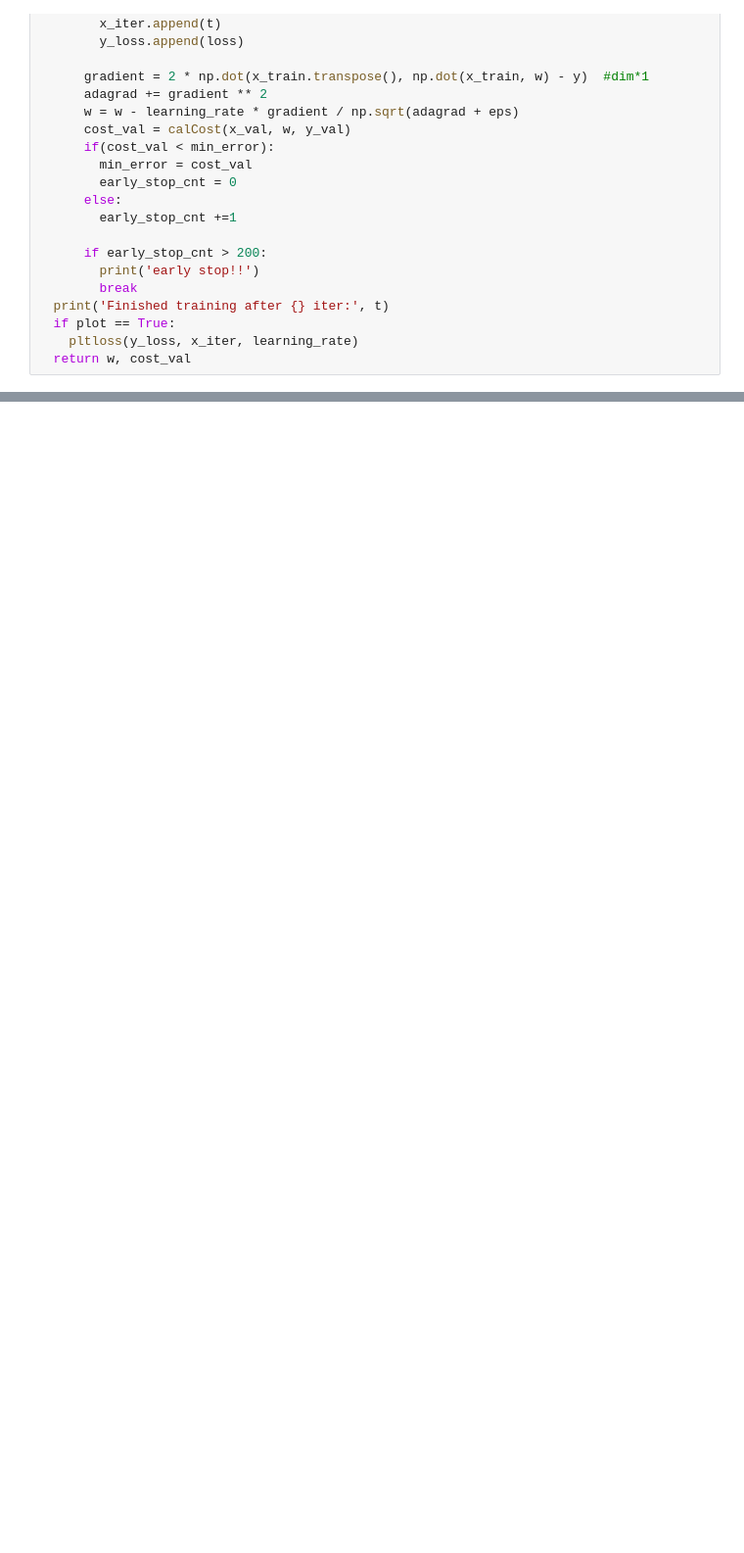
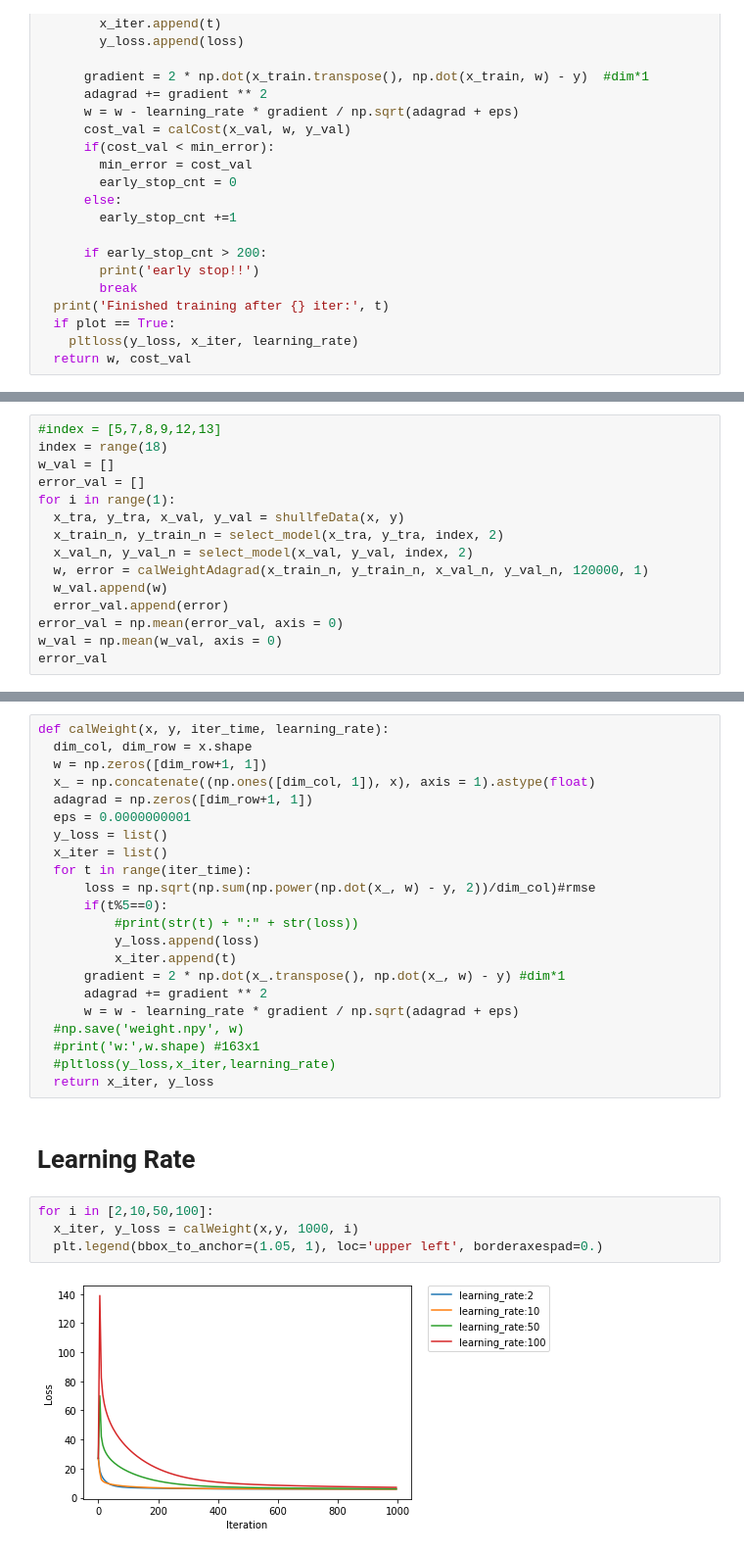
Before and after one commit to WilhelmSonne55/ML2020_NTU, a Jupyter notebook: hw1/playground.ipynb, the cells around one changed output, grey strips where cells are left out. Shown at 98% size. Saved outputs shown, nothing was run; the diff lists cells and outputs as text; blank space fills up the shorter version.

```diff
--- a/hw1/playground.ipynb
+++ b/hw1/playground.ipynb
@@ -139,0 +658,15 @@ def select_model(x,y,index, pow):
+# %%
+#index = [5,7,8,9,12,13]
+index = range(18)
+w_val = []
+error_val = []
+for i in range(1):
+  x_tra, y_tra, x_val, y_val = shullfeData(x, y)
+  x_train_n, y_train_n = select_model(x_tra, y_tra, index, 2)
+  x_val_n, y_val_n = select_model(x_val, y_val, index, 2)
+  w, error = calWeightAdagrad(x_train_n, y_train_n, x_val_n, y_val_n, 120000, 1)
+  w_val.append(w)
+  error_val.append(error)
+error_val = np.mean(error_val, axis = 0)
+w_val = np.mean(w_val, axis = 0)
+error_val
@@ -161,0 +762,30 @@ def saveSubmit(ans_y):
+# %%
+def calWeight(x, y, iter_time, learning_rate):
+  dim_col, dim_row = x.shape
+  w = np.zeros([dim_row+1, 1])
+  x_ = np.concatenate((np.ones([dim_col, 1]), x), axis = 1).astype(float)
+  adagrad = np.zeros([dim_row+1, 1])
+  eps = 0.0000000001
+  y_loss = list()
+  x_iter = list()
+  for t in range(iter_time):
+      loss = np.sqrt(np.sum(np.power(np.dot(x_, w) - y, 2))/dim_col)#rmse
+      if(t%5==0):
+          #print(str(t) + ":" + str(loss))
+          y_loss.append(loss)
+          x_iter.append(t)
+      gradient = 2 * np.dot(x_.transpose(), np.dot(x_, w) - y) #dim*1
+      adagrad += gradient ** 2
+      w = w - learning_rate * gradient / np.sqrt(adagrad + eps)
+  #np.save('weight.npy', w)
+  #print('w:',w.shape) #163x1
+  #pltloss(y_loss,x_iter,learning_rate)
+  return x_iter, y_loss
+# %% [markdown]
+# Learning Rate
+# %%
+for i in [2,10,50,100]:
+  x_iter, y_loss = calWeight(x,y, 1000, i)
+  plt.legend(bbox_to_anchor=(1.05, 1), loc='upper left', borderaxespad=0.)
+# %% [output]
+[figure, added]
```
Also changed, not shown: parts of 100 cells of this notebook.
